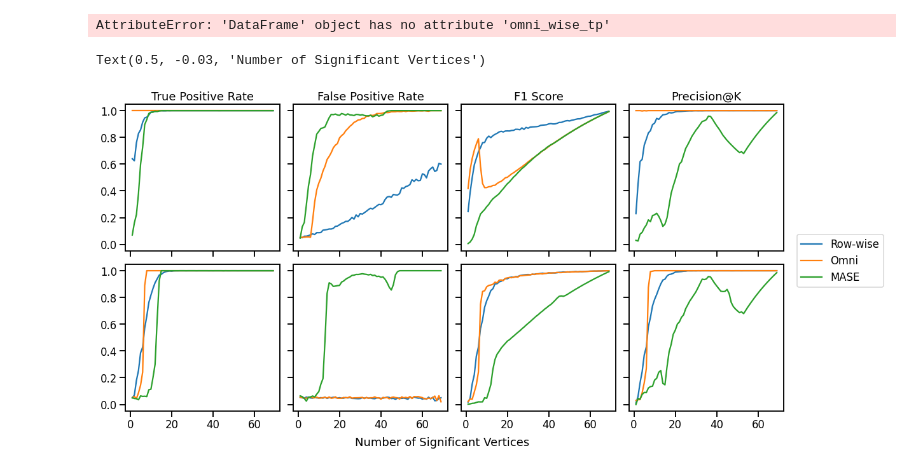
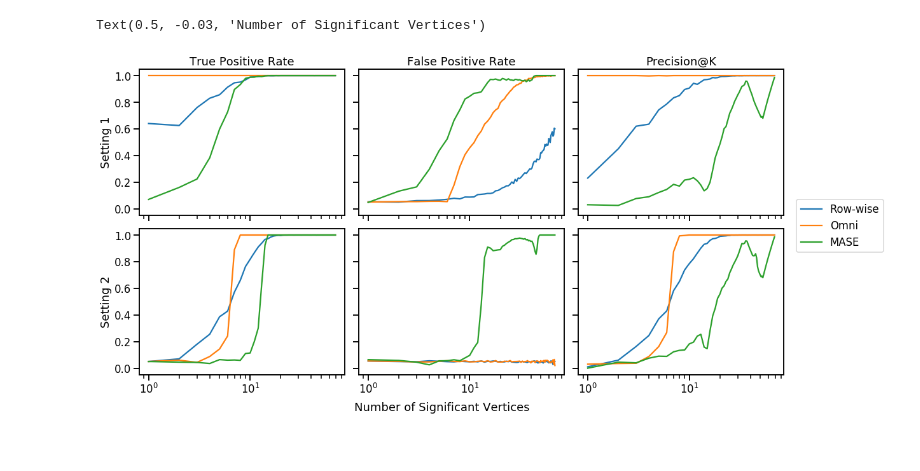
Before and after one commit to neurodata/dos_and_donts, a Jupyter notebook: experiments/experiment_7/j1c/20200610-validity.ipynb, the cells around one changed output. Saved outputs shown, nothing was run; the diff lists cells and outputs as text; code cells hidden in the pictures.

```diff
--- a/experiments/experiment_7/j1c/20200610-validity.ipynb
+++ b/experiments/experiment_7/j1c/20200610-validity.ipynb
@@ -231,13 +215,9 @@ df
-# %%
-tmp = df[df.model == "generate_graphs_4"]
-
-row = tmp.omni_same.values.reshape(23, -1)
-# %%
-tmp.row_wise_tp * 70 / block_2s
-# %% [output]
-AttributeError: 'DataFrame' object has no attribute 'omni_wise_tp'
+# %%
+df = pd.read_csv("./results/20200610_validity.csv")
 # %%
-fig, ax = plt.subplots(ncols=4, nrows=2, sharex=True, sharey=True, figsize=(15, 7.5), constrained_layout=True)
+sns.set_context("talk")
+
+fig, ax = plt.subplots(ncols=3, nrows=2, sharex=True, sharey=True, figsize=(15, 7.5), constrained_layout=True)
 
 
 for i, model in enumerate(np.unique(df.model)):
@@ -252,53 +232,58 @@ for i, model in enumerate(np.unique(df.model)):
     sns.lineplot(tmp.block_2, tmp.mase_fp * 70 / block_1s, ax = ax[i, 1])
 
 
-    sns.lineplot(tmp.block_2, tmp.row_wise_f1, ax = ax[i, 2])
-    sns.lineplot(tmp.block_2, tmp.omni_f1, ax = ax[i, 2])
-    sns.lineplot(tmp.block_2, tmp.mase_f1, ax = ax[i, 2])
+#     sns.lineplot(tmp.block_2, tmp.row_wise_f1, ax = ax[i, 2])
+#     sns.lineplot(tmp.block_2, tmp.omni_f1, ax = ax[i, 2])
+#     sns.lineplot(tmp.block_2, tmp.mase_f1, ax = ax[i, 2])
 
 
-    sns.lineplot(tmp.block_2, tmp.row_wise_precision, ax = ax[i, 3])
-    sns.lineplot(tmp.block_2, tmp.omni_precision, ax = ax[i, 3])
-    sns.lineplot(tmp.block_2, tmp.mase_precision, ax = ax[i, 3])
+    sns.lineplot(tmp.block_2, tmp.row_wise_precision, ax = ax[i, 2])
+    sns.lineplot(tmp.block_2, tmp.omni_precision, ax = ax[i, 2])
+    sns.lineplot(tmp.block_2, tmp.mase_precision, ax = ax[i, 2])
 
-    for idx in range(4):
+    for idx in range(3):
         ax[i, idx].set_ylabel("")
         ax[i, idx].set_xlabel("")
 
     #ax[0, 0].set_xlim(-1, 71)
 
     if i == 0:
-        titles = ["True Positive Rate", "False Positive Rate", "F1 Score", "Precision@K"]
+        titles = ["True Positive Rate", "False Positive Rate", "Precision@K"]
         for j, title in enumerate(titles):
             ax[0, j].set_title(title)
 
 
     handles, labels = ax[i, 0].get_legend_handles_labels()
 
     ax[i, 0].get_legend().remove()
 
 # legend = fig.legend(
 #     handles,
 #     labels,
 #     ncol = 7,
 #     loc='lower center',
 #     bbox_to_anchor=(.515, -0.15),
 #     bbox_transform=plt.gcf().transFigure
 # )
 
 legend = fig.legend(
     handles,
     labels,
     ncol = 1,
     loc='center right',
     bbox_to_anchor=(1.15, .5),
     bbox_transform=plt.gcf().transFigure
 )
 
+ax[0,0].set_xscale('log')
+
+ax[0, 0].set_ylabel("Setting 1")
+ax[1, 0].set_ylabel("Setting 2")
+
 
 fig.text(0.5, -0.03, "Number of Significant Vertices", va="center", ha="center")
 # %% [output]
 Text(0.5, -0.03, 'Number of Significant Vertices')
-[figure, old version]
+[figure, new version]
 # %%
 fig.savefig("20200610_final.png", dpi=300, bbox_inches='tight')
```
Also changed, not shown: parts of 1 cell of this notebook, 1 other file.
